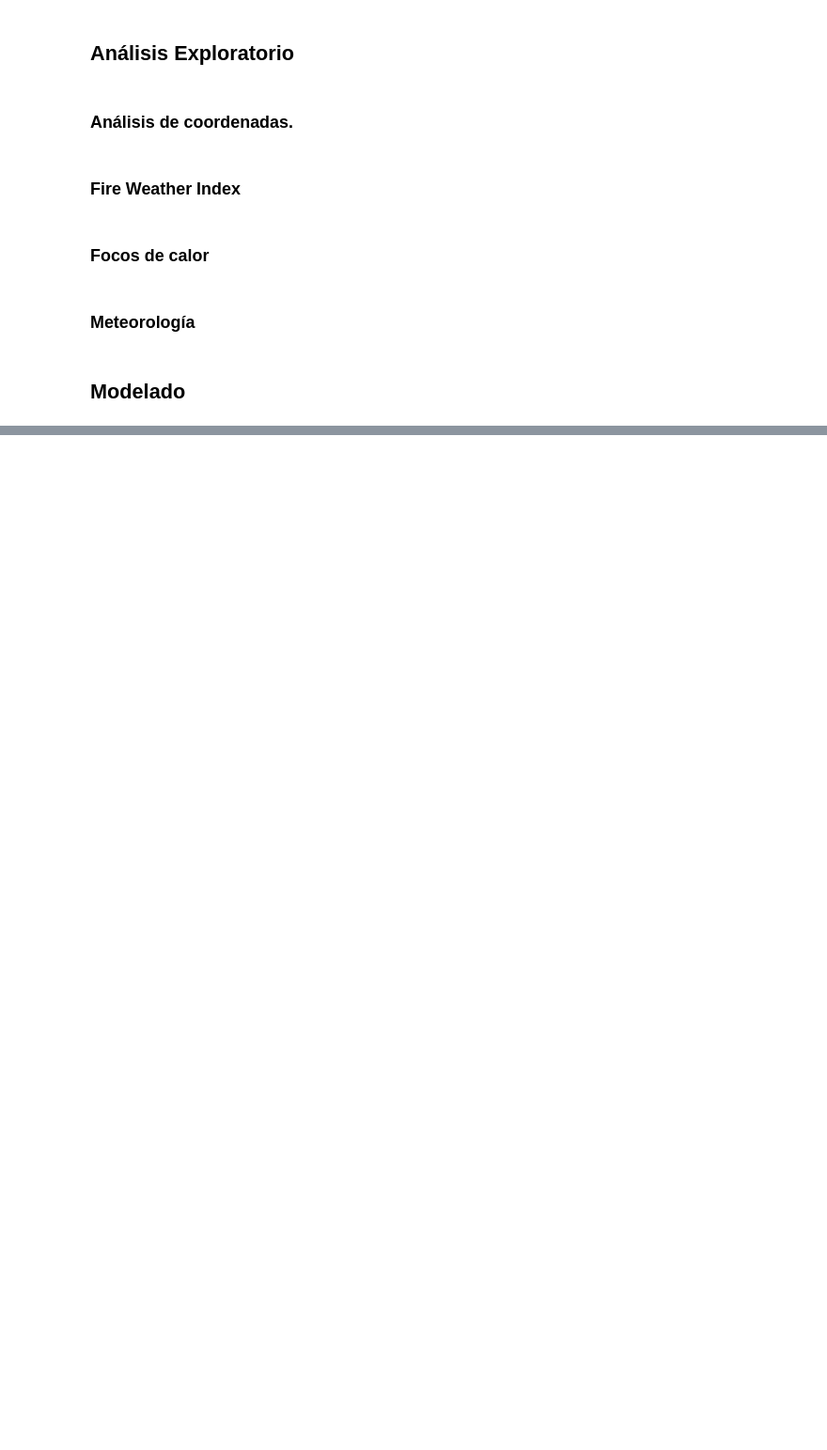
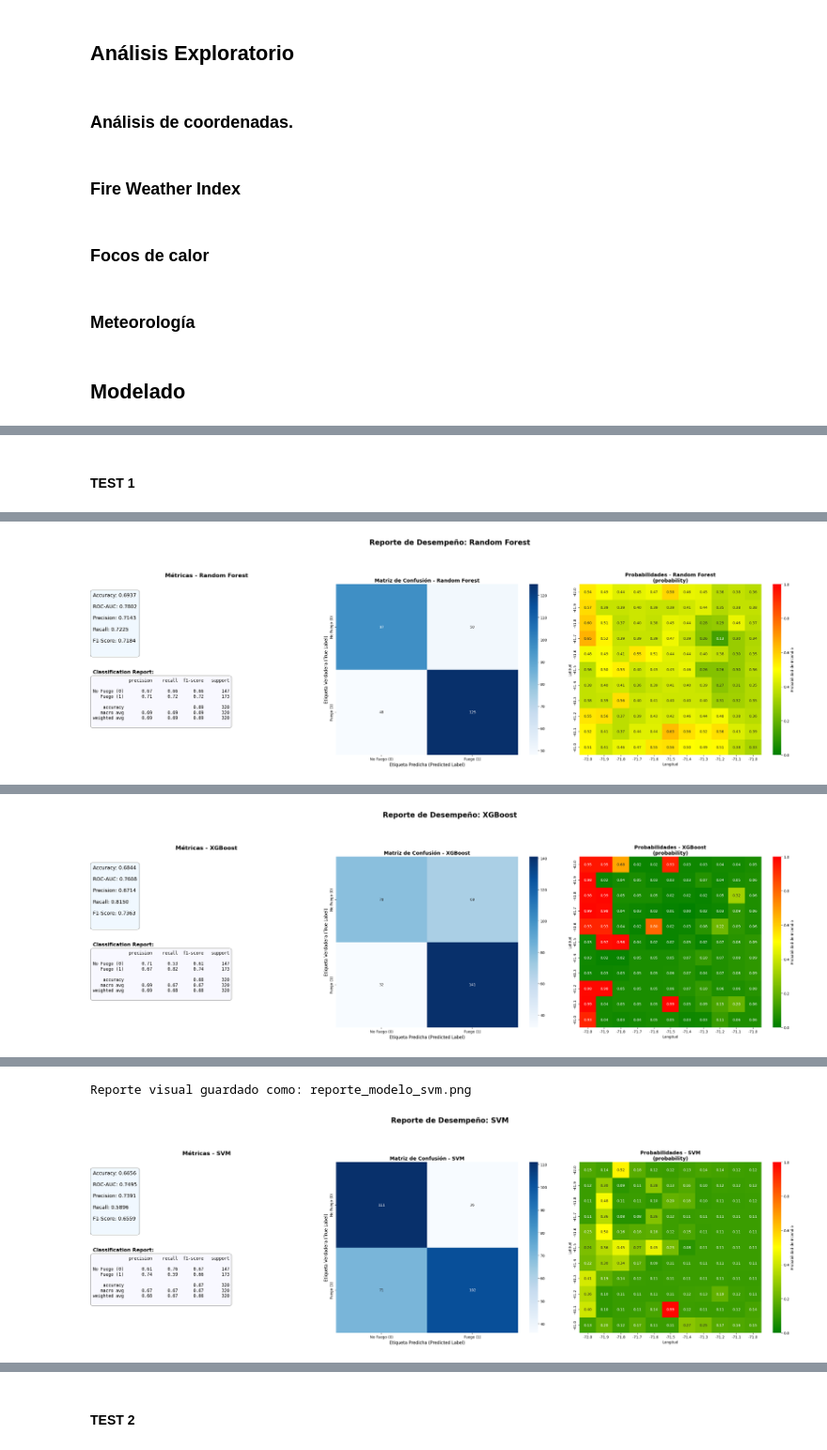
Before and after one commit to HunterCitto/199---Seminario-Final, a Jupyter notebook: notebooks/Seminario Final.ipynb, the cells around one changed output, grey strips where cells are left out. Shown at 94% size. Drawn from its saved outputs; the diff is of its cells as text; code cells hidden in the pictures; blank space fills up the shorter version.

```diff
--- a/notebooks/Seminario Final.ipynb
+++ b/notebooks/Seminario Final.ipynb
@@ -1606,0 +1726,2 @@ print(f"Ratio: {sum(y_train == 1) / len(y_train):.2%}")
+# %% [markdown]
+#### TEST 1
@@ -1606,0 +1890,65 @@ print(f"Ratio: {sum(y_train == 1) / len(y_train):.2%}")
+# %%
+# --- BUCLE PRINCIPAL DE REPORTE ---
+
+# (Asegúrate de que 'df', 'models', 'features', 'X_test', 'y_test' y 'scaler'
+# estén definidos como antes)
+
+for model_name, model in models.items():
+    print(f"\n--- Generando Reporte Visual para: {model_name.upper()} ---")
+
+    # 1. Crear la figura del dashboard (1 fila, 3 columnas)
+    # Aumentamos el tamaño para que quepa todo
+    fig, (ax1, ax2, ax3) = plt.subplots(1, 3, figsize=(28, 9))
+
+    # Ajustar el espacio entre plots
+    fig.subplots_adjust(wspace=0.3)
+
+    # 2. Manejar el escalado de datos
+    is_scaled = (model_name == 'SVM')
+    df_eval = df
+    X_test_eval = X_test # X_test para la matriz de confusión
+
+    if is_scaled:
+        # Prepara los datos escalados para las funciones que los necesiten
+        df_scaled = df.copy()
+        df_scaled[features] = scaler.transform(df[features])
+        df_eval = df_scaled # df escalado para la matriz de coordenadas
+        X_test_eval = X_test_scaled # X_test escalado para la matriz de confusión
+
+    # 3. Plot 1: MÉTRICAS (Texto)
+    # Llama a la función que retorna el diccionario de métricas
+    metrics = evaluate_model_metrics(model, X_test, y_test, model_name, scaled=is_scaled)
+    # Llama a la función que dibuja el texto en el primer eje (ax1)
+    plot_metrics_text(metrics, ax1, f"Métricas - {model_name}")
+
+    # 4. Plot 2: MATRIZ DE CONFUSIÓN
+    # Llama a la función de ploteo _ax y le pasa el segundo eje (ax2)
+    # Nota: Pasamos 'scaled=False' aquí porque X_test_eval YA está escalado si es necesario
+    plot_confusion_matrix_ax(model, X_test_eval, y_test, ax2, model_name, scaled=False)
+
+    # 5. Plot 3: MATRIZ DE COORDENADAS
+    # Llama a la función de ploteo _ax y le pasa el tercer eje (ax3)
+    # Nota: df_eval ya está escalado si es necesario
+    plot_coordinate_matrix_ax(df_eval, model, features, ax3,
+                              value_type='probability',
+                              title=f"Probabilidades - {model_name}")
+
+    # 6. Guardar y Mostrar el Reporte
+    plt.suptitle(f"Reporte de Desempeño: {model_name}", fontsize=20, fontweight='bold', y=1.03)
+    plt.tight_layout(rect=[0, 0.03, 1, 0.95]) # Ajuste para el super-título
+
+    filename = f'reporte_modelo_{model_name.replace(" ", "_").lower()}.png'
+    plt.savefig(filename, bbox_inches='tight')
+    print(f"Reporte visual guardado como: {filename}")
+
+    plt.show()
+
+# (Tu código de 'IMPORTANCIA DE CARACTERÍSTICAS' puede ir después de esto)
+print("\n=== IMPORTANCIA DE CARACTERÍSTICAS ===")
+feature_importance = pd.DataFrame({
+    'feature': features,
+    'Random Forest': rf_model.feature_importances_ * 100,
+    'XGBoost': xgb_model.feature_importances_ * 100
+}).sort_values('XGBoost', ascending = False)
+print(feature_importance.head(10))
+# %% [output]
@@ -1606,0 +1973 @@ print(f"Ratio: {sum(y_train == 1) / len(y_train):.2%}")
+[figure, added]
@@ -1606,0 +1992 @@ print(f"Ratio: {sum(y_train == 1) / len(y_train):.2%}")
+[figure, added]
@@ -1606,0 +2009,2 @@ print(f"Ratio: {sum(y_train == 1) / len(y_train):.2%}")
+Reporte visual guardado como: reporte_modelo_svm.png
+[figure, added]
@@ -1606,0 +2023,2 @@ print(f"Ratio: {sum(y_train == 1) / len(y_train):.2%}")
+# %% [markdown]
+#### TEST 2
```
Also changed, not shown: parts of 18 cells of this notebook, 5 other files.
